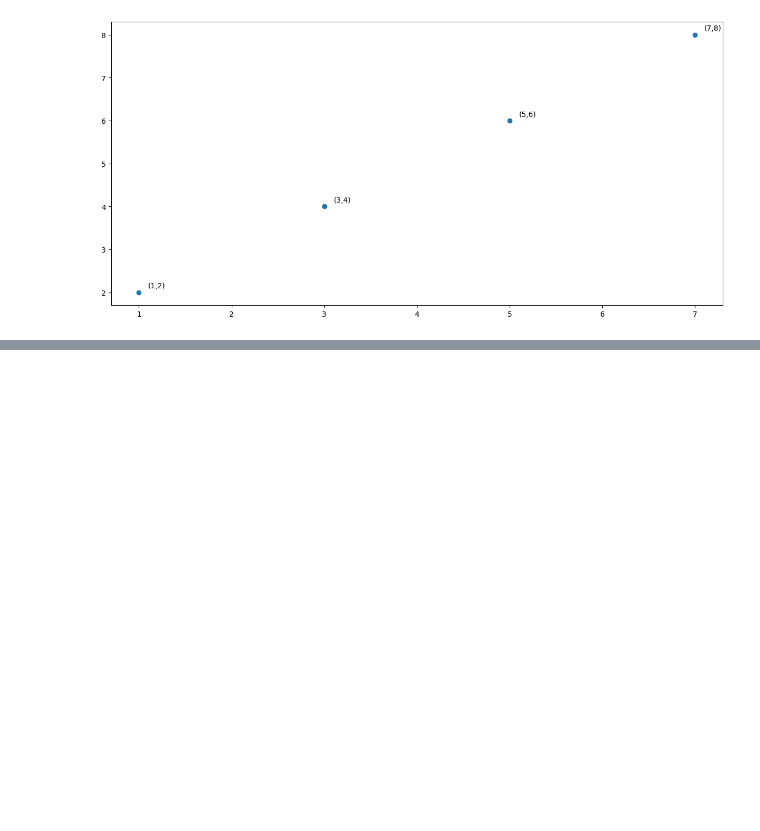
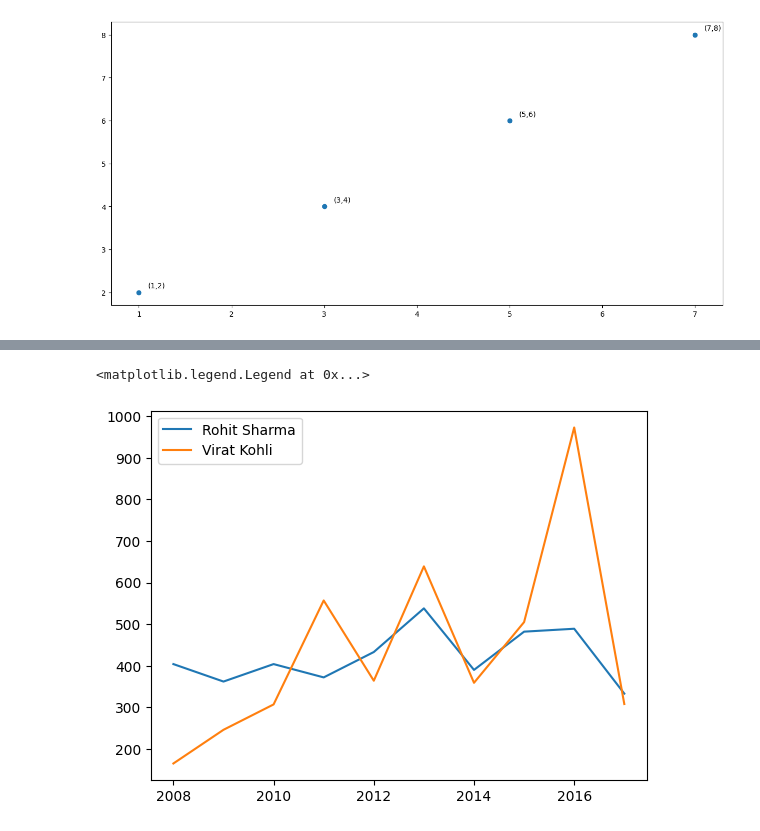
Before and after one commit to gajurelkshitiz/Plotting-Libraries, a Jupyter notebook: matplotlib.ipynb, the cells around one changed output, grey strips where cells are left out. Cells and saved outputs as stored; diff of their text form; code cells hidden in the pictures; blank space fills up the shorter version.

```diff
--- a/matplotlib.ipynb
+++ b/matplotlib.ipynb
@@ -103,0 +140,7 @@ fig.show()
+# %%
+plt.plot(batsman['index'], batsman['RG Sharma'], label='Rohit Sharma')
+plt.plot(batsman['index'], batsman['V Kohli'], label='Virat Kohli')
+plt.legend()
+# %% [output]
+<matplotlib.legend.Legend at 0x...>
+[figure, added]
```
Also changed, not shown: parts of 30 cells of this notebook, 4 other files.
